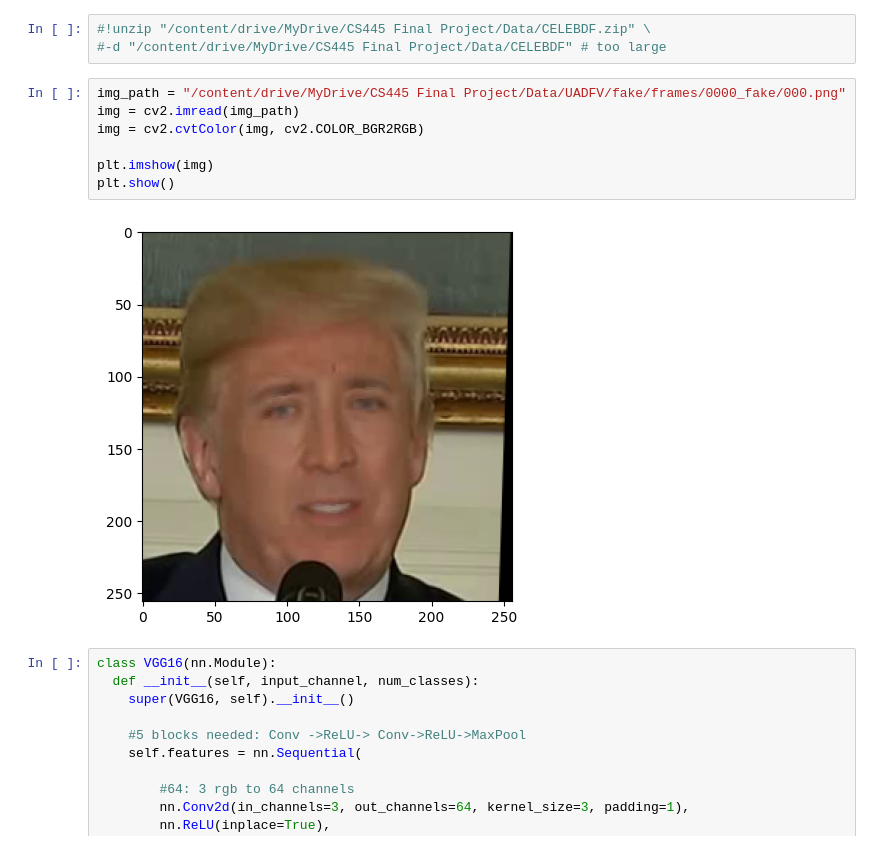
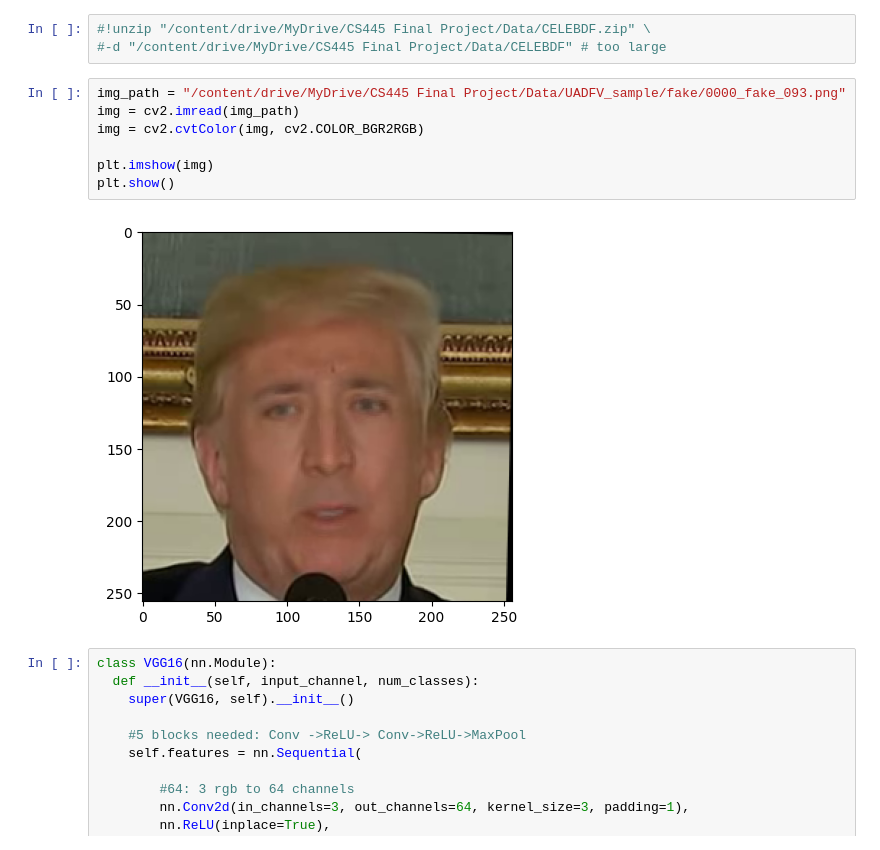
Before and after one commit to UIUC-CS445-DeepFakes/CNN, a Jupyter notebook: CNN_Final.ipynb, the cells around one changed output. Cells and saved outputs as stored; diff of their text form.

```diff
--- a/CNN_Final.ipynb
+++ b/CNN_Final.ipynb
@@ -45,14 +17,14 @@ replace /content/drive/MyDrive/CS445 Final Project/Data/UADFV/fake/frames/0000_f
 #!unzip "/content/drive/MyDrive/CS445 Final Project/Data/CELEBDF.zip" \
 #-d "/content/drive/MyDrive/CS445 Final Project/Data/CELEBDF" # too large
 # %%
-img_path = "/content/drive/MyDrive/CS445 Final Project/Data/UADFV/fake/frames/0000_fake/000.png"
+img_path = "/content/drive/MyDrive/CS445 Final Project/Data/UADFV_sample/fake/0000_fake_093.png"
 img = cv2.imread(img_path)
 img = cv2.cvtColor(img, cv2.COLOR_BGR2RGB)
 
 plt.imshow(img)
 plt.show()
 # %% [output]
-[figure, old version]
+[figure, new version]
 # %%
 class VGG16(nn.Module):
   def __init__(self, input_channel, num_classes):
```
Also changed, not shown: parts of 3 cells of this notebook.
